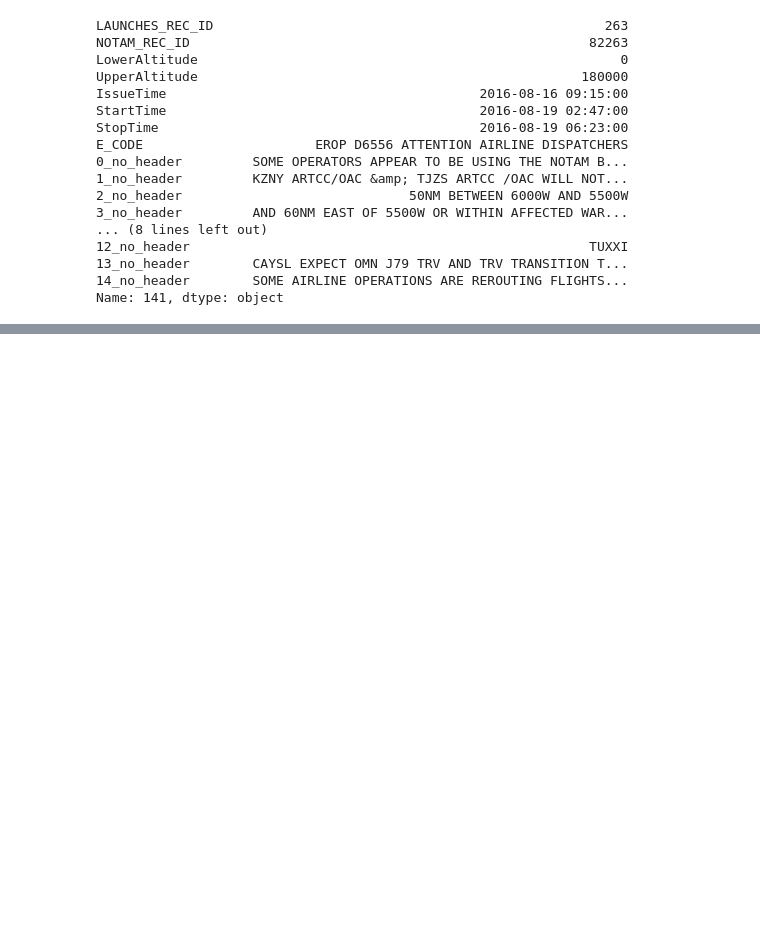
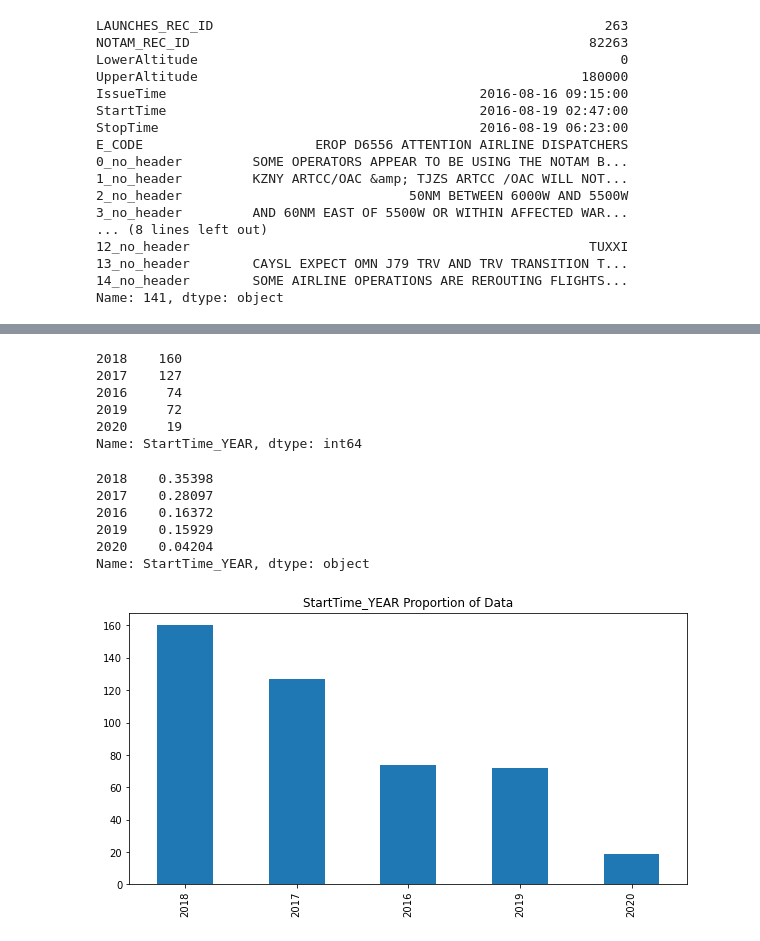
Before and after one commit to DAEN-Team-1/Final, a Jupyter notebook: human_annotated_notam_analysis.ipynb, the cells around one changed output, grey strips where cells are left out. Saved outputs shown, nothing was run; the diff lists cells and outputs as text; code cells hidden in the pictures; blank space fills up the shorter version.

```diff
--- a/human_annotated_notam_analysis.ipynb
+++ b/human_annotated_notam_analysis.ipynb
@@ -54,0 +433,2 @@ Name: 141, dtype: object
+# %%
+df['StartTime'] = df['StartTime'].apply(convert_to_date)
@@ -54,0 +465,4 @@ Name: 141, dtype: object
+# %%
+df['StartTime_YEAR']  = df['StartTime'].apply(get_year)
+df['StartTime_MONTH'] = df['StartTime'].apply(get_month)
+df['StartTime_DAY']   = df['StartTime'].apply(get_day)
@@ -54,0 +484,24 @@ Name: 141, dtype: object
+# %%
+df['StartTime_YEAR'].value_counts(dropna=False)
+# %% [output]
+2018    160
+2017    127
+2016     74
+2019     72
+2020     19
+Name: StartTime_YEAR, dtype: int64
+# %%
+df['StartTime_YEAR'].value_counts(dropna=False, normalize=True).apply(lambda x: '%.5f' % x)
+# %% [output]
+2018    0.35398
+2017    0.28097
+2016    0.16372
+2019    0.15929
+2020    0.04204
+Name: StartTime_YEAR, dtype: object
+# %%
+df['StartTime_YEAR'].value_counts(dropna=False).plot(kind='bar',
+                                                     title='StartTime_YEAR Proportion of Data',
+                                                     figsize=(10, 5));
+# %% [output]
+[figure, added]
```
Also changed, not shown: parts of 60 cells of this notebook.
